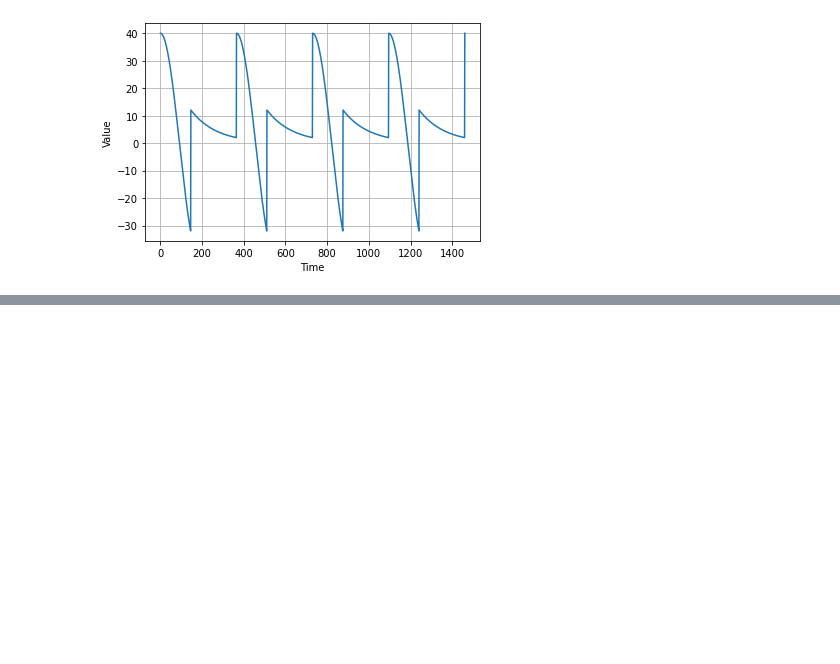
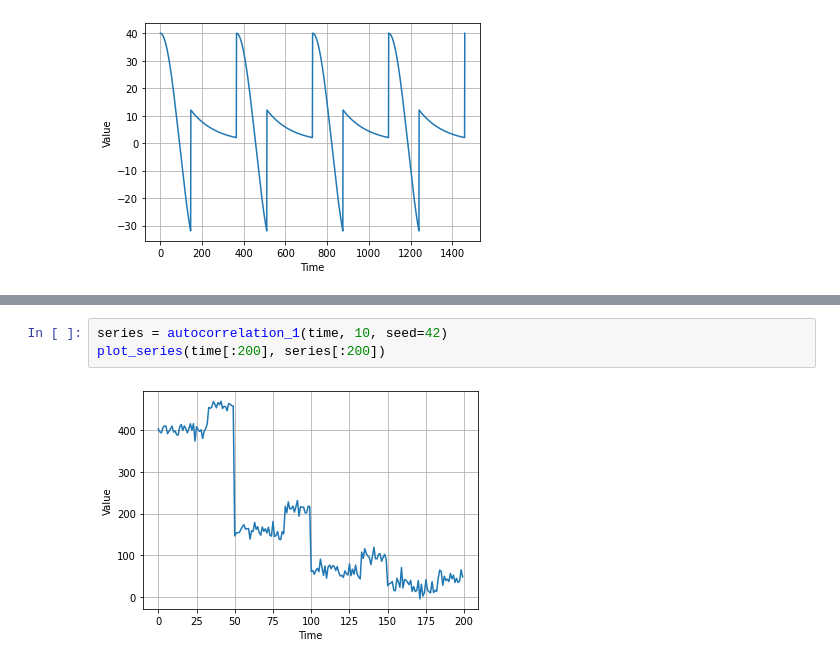
Before and after one commit to ayansengupta17/sequences_with_tf2, a Jupyter notebook: sequences_1.ipynb, the cells around one changed output, grey strips where cells are left out. Cells and saved outputs as stored; diff of their text form; blank space fills up the shorter version.

```diff
--- a/sequences_1.ipynb
+++ b/sequences_1.ipynb
@@ -48,0 +74,5 @@ plot_series(time, series)
+# %%
+series = autocorrelation_1(time, 10, seed=42)
+plot_series(time[:200], series[:200])
+# %% [output]
+[figure, added]
```
Also changed, not shown: parts of 3 cells of this notebook.
